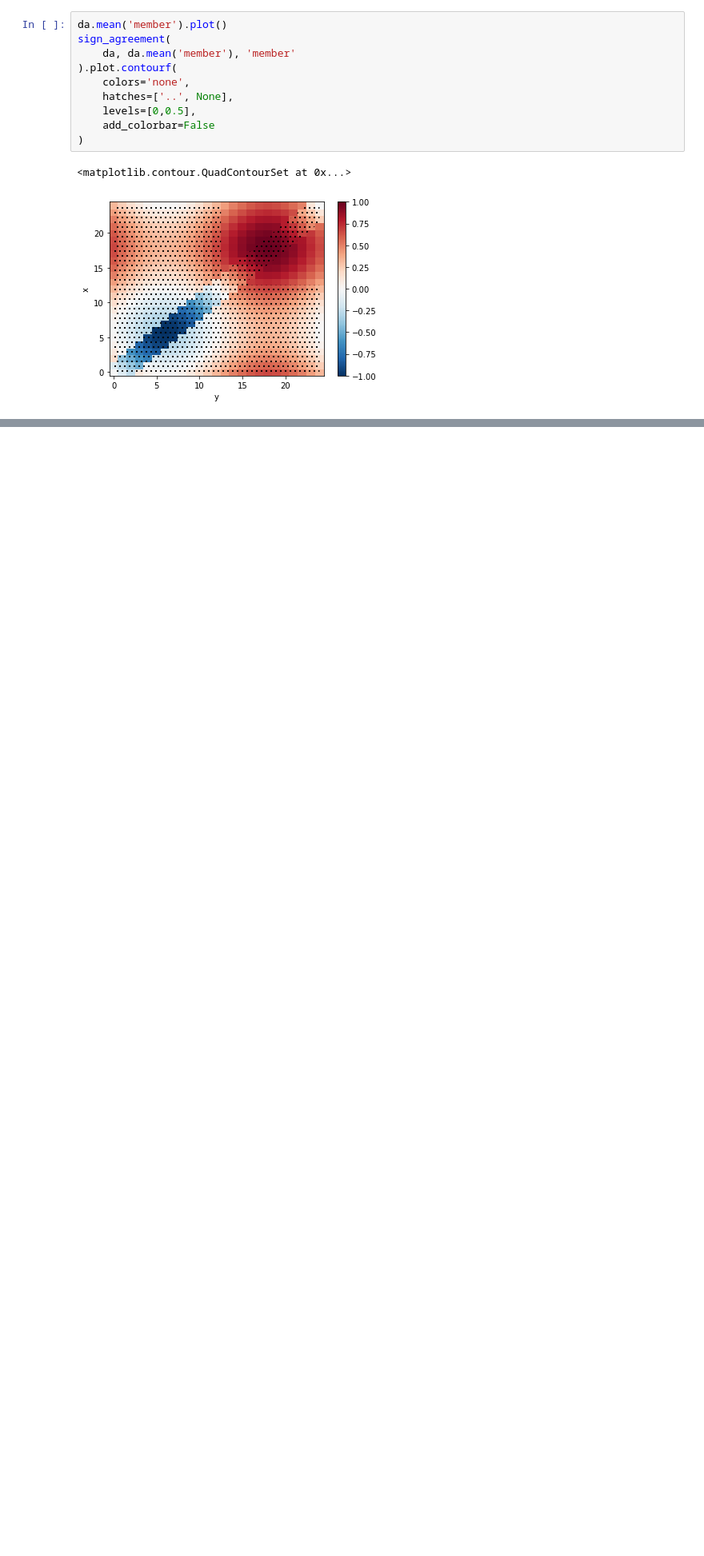
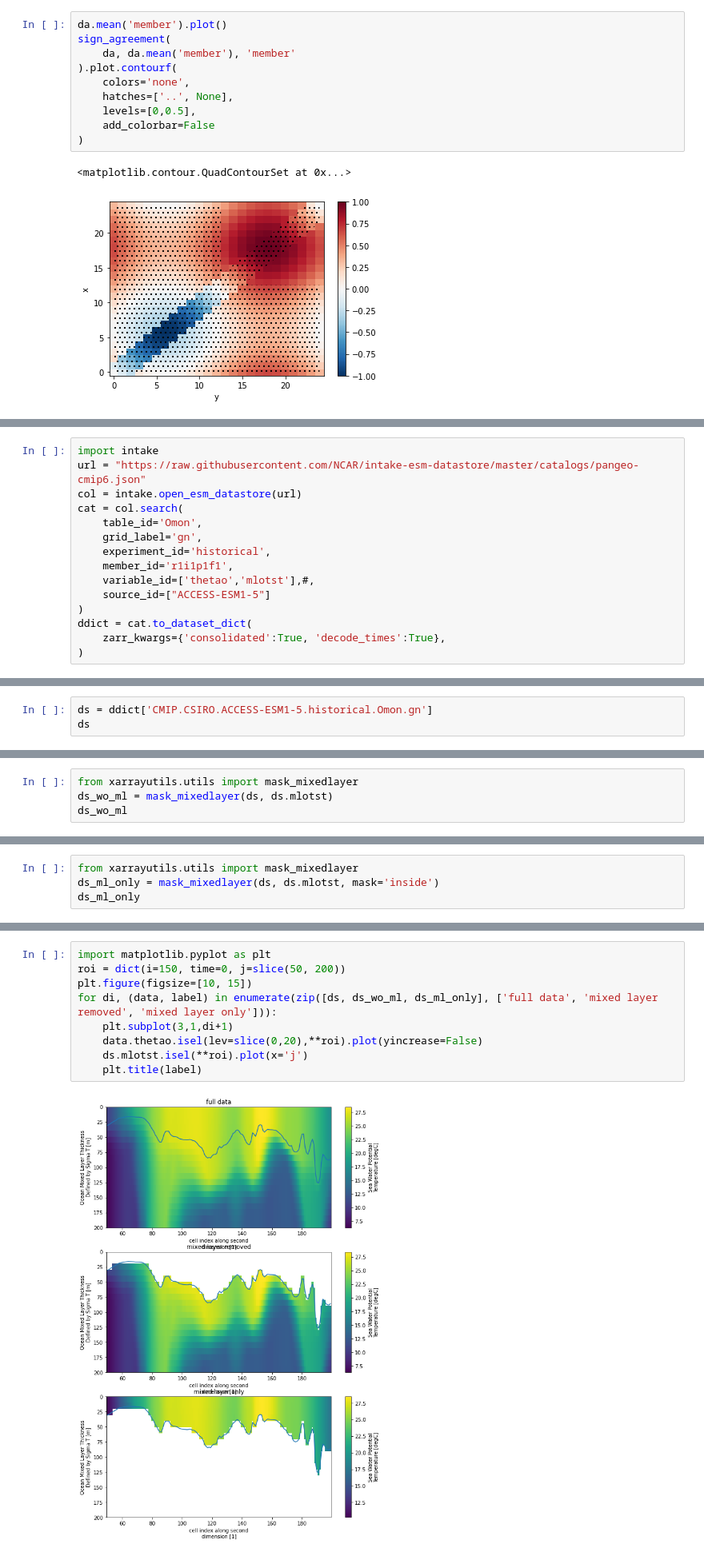
Before and after one commit to jbusecke/xarrayutils, a Jupyter notebook: doc/utils.ipynb, the cells around one changed output, grey strips where cells are left out. Shown at 80% size. Saved outputs shown, nothing was run; the diff lists cells and outputs as text; blank space fills up the shorter version.

```diff
--- a/doc/utils.ipynb
+++ b/doc/utils.ipynb
@@ -141,0 +148,15 @@ sign_agreement(
+# %%
+import intake
+url = "https://raw.githubusercontent.com/NCAR/intake-esm-datastore/master/catalogs/pangeo-cmip6.json"
+col = intake.open_esm_datastore(url)
+cat = col.search(
+    table_id='Omon',
+    grid_label='gn',
+    experiment_id='historical',
+    member_id='r1i1p1f1',
+    variable_id=['thetao','mlotst'],#,
+    source_id=["ACCESS-ESM1-5"]
+)
+ddict = cat.to_dataset_dict(
+    zarr_kwargs={'consolidated':True, 'decode_times':True},
+)
@@ -141,0 +167,3 @@ sign_agreement(
+# %%
+ds = ddict['CMIP.CSIRO.ACCESS-ESM1-5.historical.Omon.gn']
+ds
@@ -141,0 +256,4 @@ sign_agreement(
+# %%
+from xarrayutils.utils import mask_mixedlayer
+ds_wo_ml = mask_mixedlayer(ds, ds.mlotst)
+ds_wo_ml
@@ -141,0 +346,4 @@ sign_agreement(
+# %%
+from xarrayutils.utils import mask_mixedlayer
+ds_ml_only = mask_mixedlayer(ds, ds.mlotst, mask='inside')
+ds_ml_only
@@ -141,0 +434,11 @@ sign_agreement(
+# %%
+import matplotlib.pyplot as plt
+roi = dict(i=150, time=0, j=slice(50, 200))
+plt.figure(figsize=[10, 15])
+for di, (data, label) in enumerate(zip([ds, ds_wo_ml, ds_ml_only], ['full data', 'mixed layer removed', 'mixed layer only'])):
+    plt.subplot(3,1,di+1)
+    data.thetao.isel(lev=slice(0,20),**roi).plot(yincrease=False)
+    ds.mlotst.isel(**roi).plot(x='j')
+    plt.title(label)
+# %% [output]
+[figure, added]
```
Also changed, not shown: parts of 8 cells of this notebook, 3 other files.
